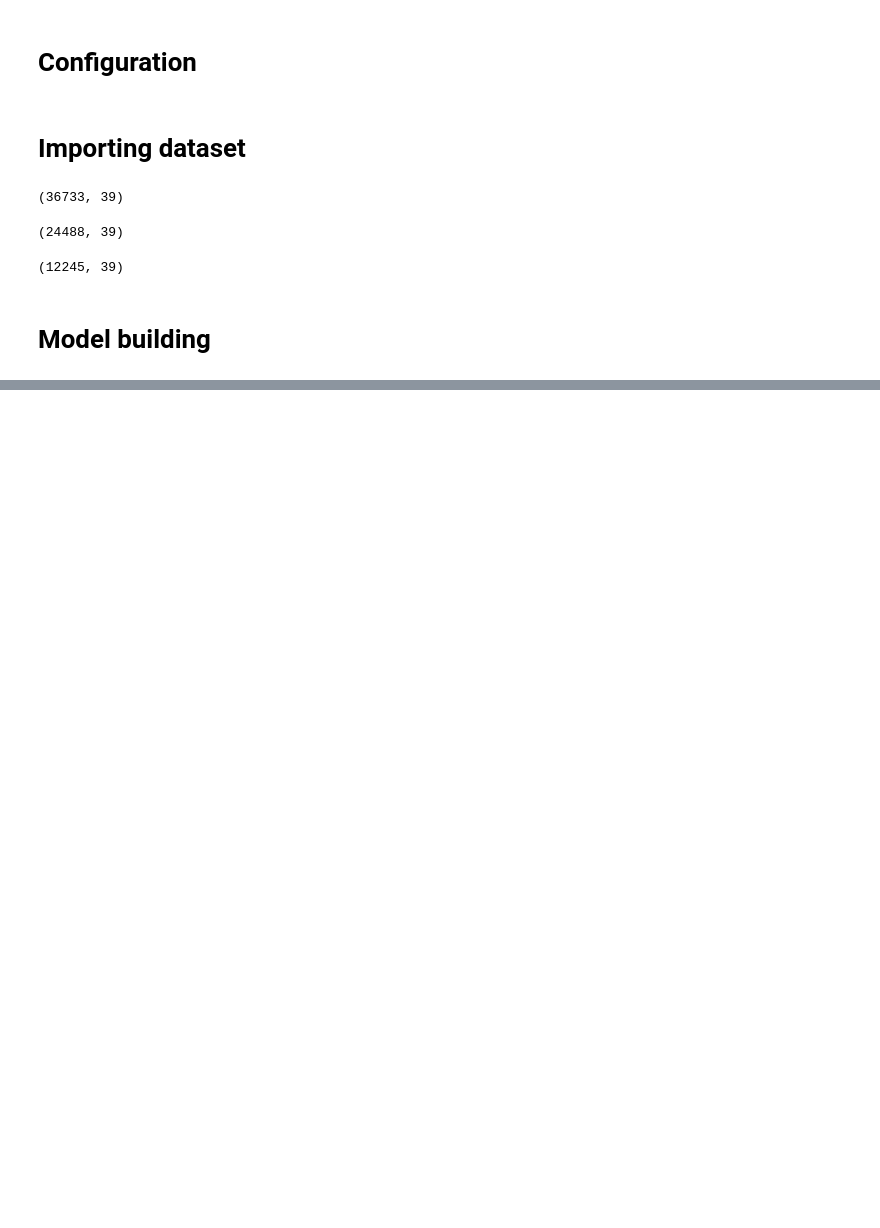
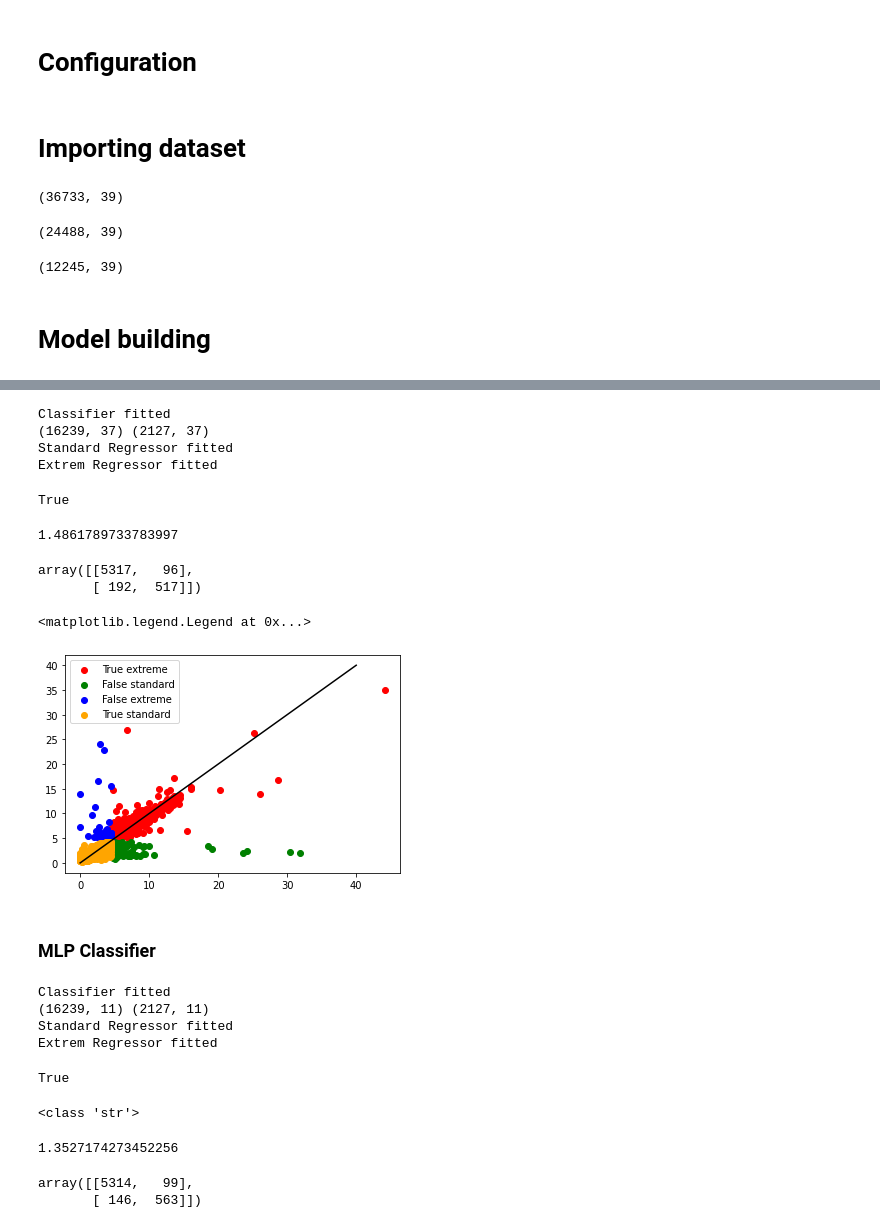
Before and after one commit to EdoardoMarchetti/Development-of-PEMS-for-gas-turbine-CO-emission-analysis, a Jupyter notebook: Model.ipynb, the cells around one changed output, grey strips where cells are left out. Drawn from its saved outputs; the diff is of its cells as text; code cells hidden in the pictures; blank space fills up the shorter version.

```diff
--- a/Model.ipynb
+++ b/Model.ipynb
@@ -160,0 +274,67 @@ plt.scatter(y_test['CO'].loc[y_test['labels']==1], y_ext)
+# %%
+clf = SVC(random_state=42)
+std_regr = RandomForestRegressor(random_state = 42)
+ext_regr = RandomForestRegressor(random_state = 42)
+
+model = Model(model_classifier = clf, standard_regressor = std_regr, extreme_regressor=ext_regr)
+model.fit(X_train, co_values= y_train['CO'], binary_labels=y_train['labels'])
+# %% [output]
+Classifier fitted
+(16239, 37) (2127, 37)
+Standard Regressor fitted
+Extrem Regressor fitted
+True
+# %%
+y_pred, pred_labels = model.predict(X_test, y_test['labels'])
+# %%
+mse(y_test['CO'].values, y_pred)
+# %% [output]
+1.4861789733783997
+# %%
+confusion_matrix(y_test['labels'], pred_labels)
+# %% [output]
+array([[5317,   96],
+       [ 192,  517]])
+# %%
+plt.scatter(y_test['CO'].loc[(y_test['labels'] == 1) & (pred_labels == 1)].values, y_pred[(y_test['labels'] == 1) & (pred_labels == 1)], c = 'red', label = 'True extreme')
+plt.scatter(y_test['CO'].loc[(y_test['labels'] == 1) & (pred_labels == 0)].values, y_pred[(y_test['labels'] == 1) & (pred_labels == 0)], c = 'green', label = 'False standard')
+plt.scatter(y_test['CO'].loc[(y_test['labels'] == 0) & (pred_labels == 1)].values, y_pred[(y_test['labels'] == 0) & (pred_labels == 1)], c = 'blue', label = 'False extreme')
+plt.scatter(y_test['CO'].loc[(y_test['labels'] == 0) & (pred_labels == 0)].values, y_pred[(y_test['labels'] == 0) & (pred_labels == 0)], c = 'orange', label = 'True standard')
+plt.plot(np.linspace(0,40), np.linspace(0,40), c = 'black')
+plt.legend()
+# %% [output]
+<matplotlib.legend.Legend at 0x...>
+[figure, added]
+# %% [markdown]
+### MLP Classifier
+# %%
+clf = MLPClassifier(random_state=42, max_iter = 10000)
+std_regr = RandomForestRegressor(n_estimators=700, min_samples_split=2, min_samples_leaf=2, max_features=None,
+                                 max_depth=30, bootstrap=True,
+                                 random_state = 42)
+
+ext_regr = RandomForestRegressor(random_state = 42, n_estimators = 500,
+                                 min_samples_split=2, min_samples_leaf = 1,
+                                 max_features='sqrt')
+
+model = Model(model_classifier = clf, standard_regressor = std_regr, extreme_regressor=ext_regr)
+model.fit(X_train, co_values= y_train['CO'], binary_labels=y_train['labels'])
+# %% [output]
+Classifier fitted
+(16239, 11) (2127, 11)
+Standard Regressor fitted
+Extrem Regressor fitted
+True
+# %%
+y_pred, pred_labels = model.predict(X_test, y_test['labels'])
+# %% [output]
+<class 'str'>
+# %%
+mse(y_test['CO'].values, y_pred)
+# %% [output]
+1.3527174273452256
+# %%
+confusion_matrix(y_test['labels'], pred_labels)
+# %% [output]
+array([[5314,   99],
+       [ 146,  563]])
```
Also changed, not shown: parts of 25 cells of this notebook, 2 other files.
